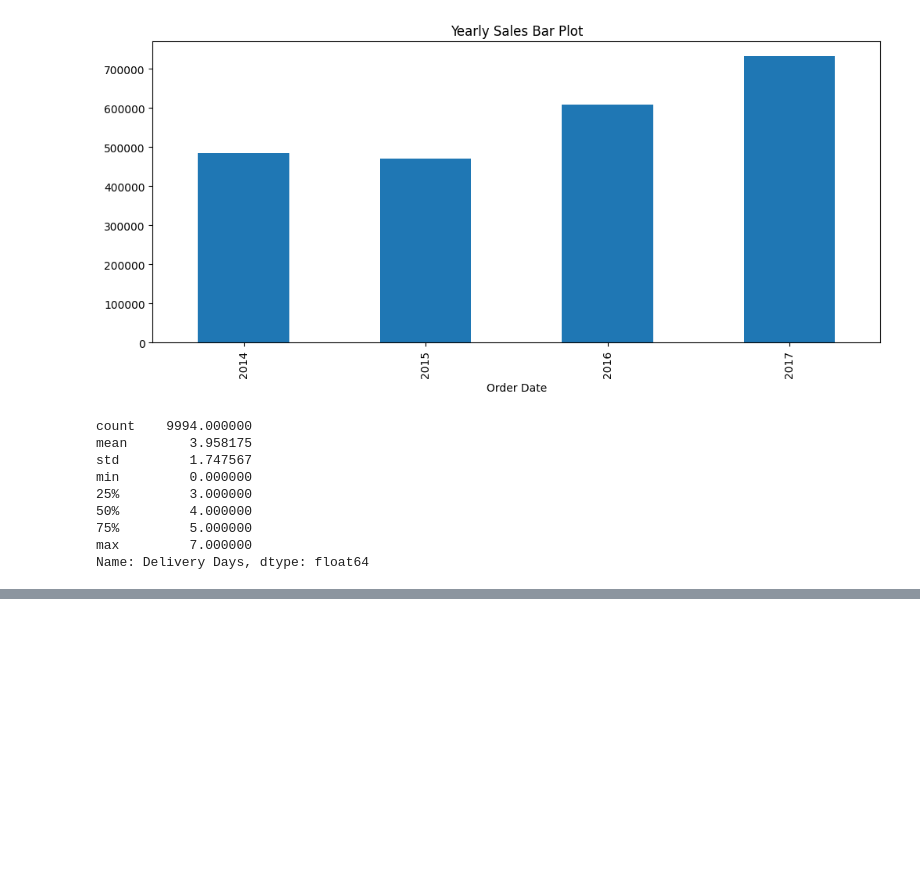
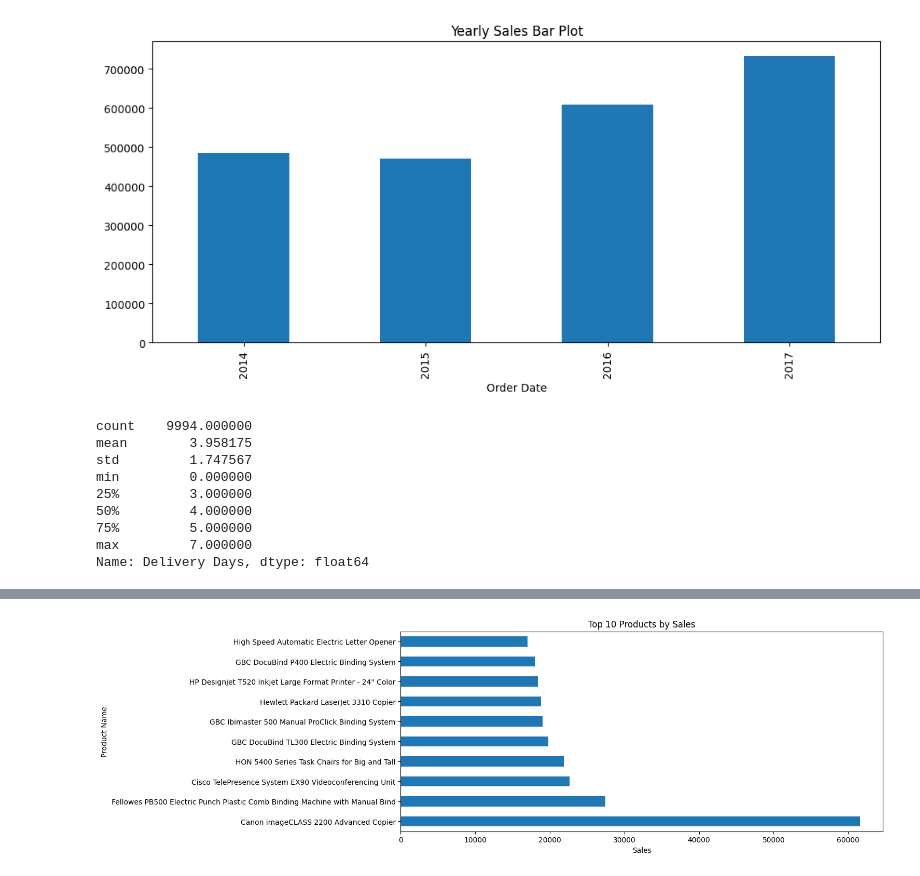
Before and after one commit to tanmoychakraborty00001-a11y/data-science-learning, a Jupyter notebook: Projects/Projects01_Data-Science/DS_Mini-Projects/MP01_Sales_EDA/MP01_Sales_EDA.ipynb, the cells around one changed output, grey strips where cells are left out. Cells and saved outputs as stored; diff of their text form; code cells hidden in the pictures; blank space fills up the shorter version.

```diff
--- a/Projects/Projects01_Data-Science/DS_Mini-Projects/MP01_Sales_EDA/MP01_Sales_EDA.ipynb
+++ b/Projects/Projects01_Data-Science/DS_Mini-Projects/MP01_Sales_EDA/MP01_Sales_EDA.ipynb
@@ -267,0 +294,3 @@ Name: Delivery Days, dtype: float64
+# %%
+top10_products = df.groupby('Product Name')['Sales'].sum().sort_values(ascending=False).head(10)
+top10_products
@@ -267,0 +310,6 @@ Name: Delivery Days, dtype: float64
+# %%
+top10_products.plot(figsize=(12,5), kind='barh', title='Top 10 Products by Sales')
+plt.xlabel('Sales')
+plt.show()
+# %% [output]
+[figure, added]
```
Also changed, not shown: parts of 8 cells of this notebook.
